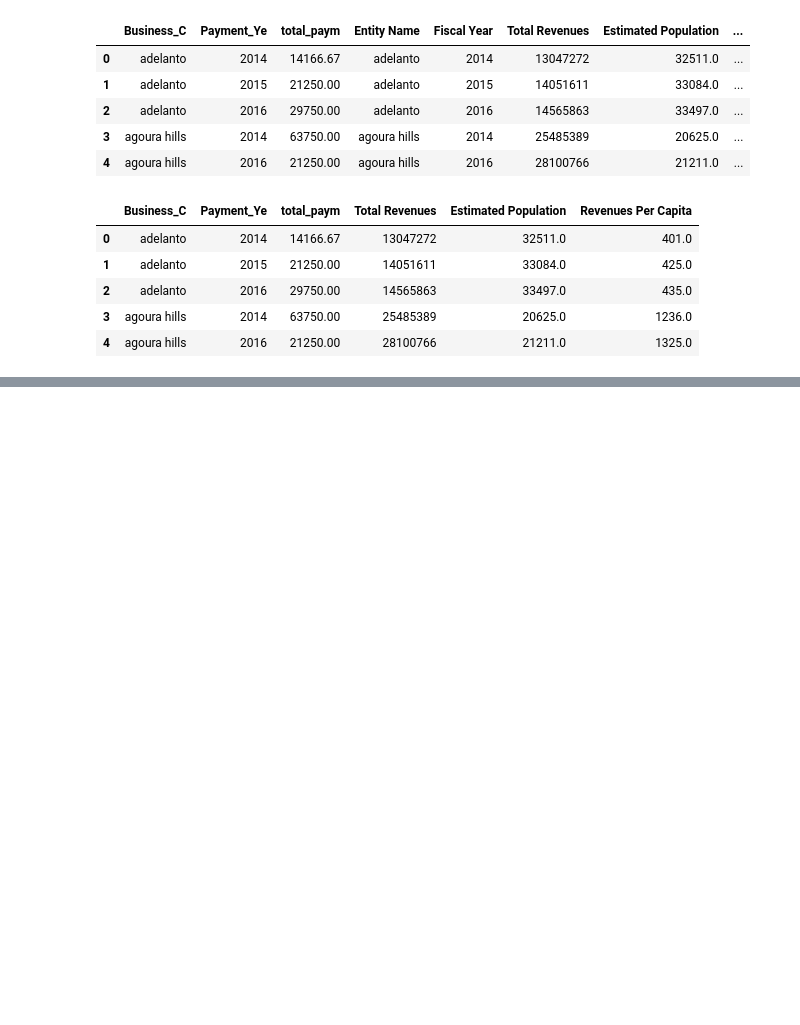
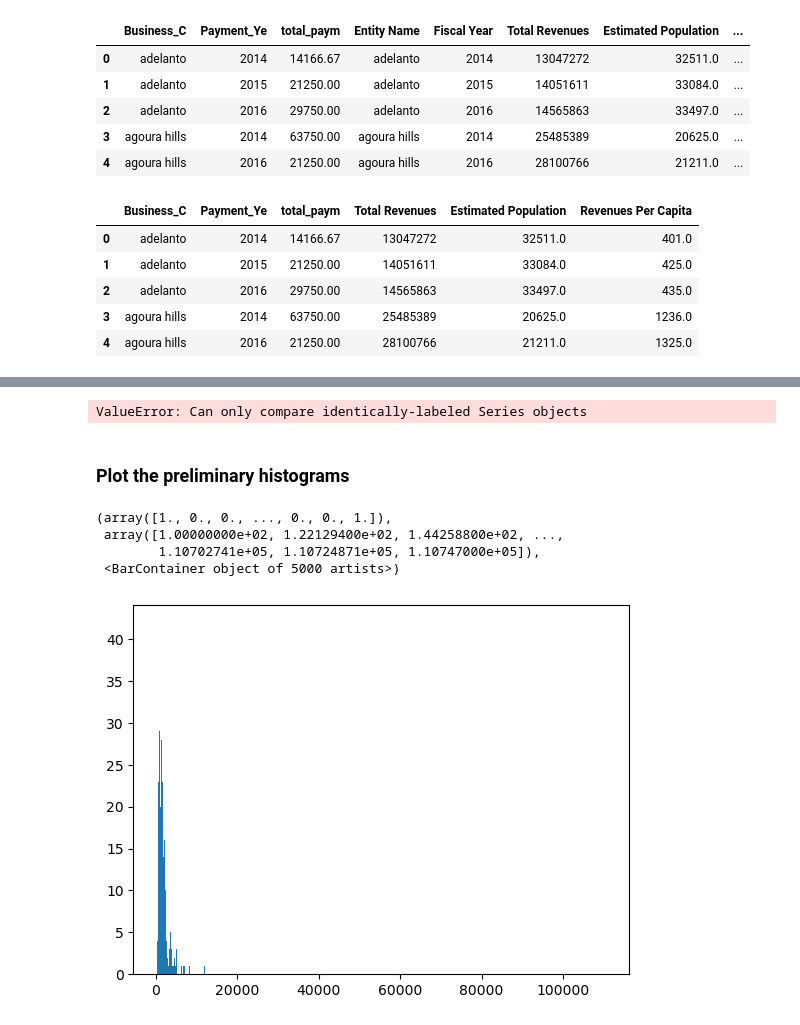
Before and after one commit to vicky-playground/EHR-GDP, a Jupyter notebook: city_comparison_code/EHR City Corrolation.ipynb, the cells around one changed output, grey strips where cells are left out. Drawn from its saved outputs; the diff is of its cells as text; code cells hidden in the pictures; blank space fills up the shorter version.

Commit message:
added additional data on expenditure and histogram

```diff
--- a/city_comparison_code/EHR City Corrolation.ipynb
+++ b/city_comparison_code/EHR City Corrolation.ipynb
@@ -56,3 +61,6 @@ df_city_revenue.head()
 | 2 | adelanto | 2019 | 20232000 | 35136.0 | 576.0 |
 | 3 | adelanto | 2018 | 18224861 | 35293.0 | 516.0 |
 | 4 | adelanto | 2017 | 15171753 | 34273.0 | 443.0 |
+# %%
+df_city_expenditure['Entity Name'] = df_city_revenue['Entity Name'].str.lower()
+df_city_expenditure.head()
@@ -76,3 +93,8 @@ df_provider_city.head()
 | 2 | adelanto | 2016 | 29750.00 | 14565863 | 33497.0 | 435.0 |
 | 3 | agoura hills | 2014 | 63750.00 | 25485389 | 20625.0 | 1236.0 |
 | 4 | agoura hills | 2016 | 21250.00 | 28100766 | 21211.0 | 1325.0 |
+# %%
+## merge with the city expenditure dataset
+df_provider_city = df_provider_city.merge(df_city_expenditure, how="inner",left_on=['Business_C','Payment_Ye', 'Estimated Population'],right_on=['Entity Name','Fiscal Year', 'Estimated Population'])
+df_provider_city = df_provider_city.drop(['Entity Name','Fiscal Year'], axis=1)
+df_provider_city.head()
@@ -82,0 +119,4 @@ df_provider_city.head()
+# %%
+## create the "EHR per Capita" column by divide the total_paym by the estimated population in that year
+df_provider_city['EHR Per Capita'] = df_provider_city['total_paym']/df_provider_city['Estimated Population']
+df_provider_city.head()
@@ -82,0 +130,17 @@ df_provider_city.head()
+# %%
+## Get the last entry for each city as the total payment they have received
+df_provider_city_last = df_provider_city['Payment_Ye']==df_provider_city.groupby(['Business_C'])['Payment_Ye'].last()
+df_provider_city_last.head()
+# %% [output]
+ValueError: Can only compare identically-labeled Series objects
+# %% [markdown]
+### Plot the preliminary histograms
+# %%
+## plot the histogram for revenue per capita
+plt.hist(df_provider_city_last['Revenues Per Capita'], bins=5000)
+# %% [output]
+(array([1., 0., 0., ..., 0., 0., 1.]),
+ array([1.00000000e+02, 1.22129400e+02, 1.44258800e+02, ...,
+        1.10702741e+05, 1.10724871e+05, 1.10747000e+05]),
+ <BarContainer object of 5000 artists>)
+[figure, added]
```
Also changed, not shown: parts of 12 cells of this notebook, 1 other file.
